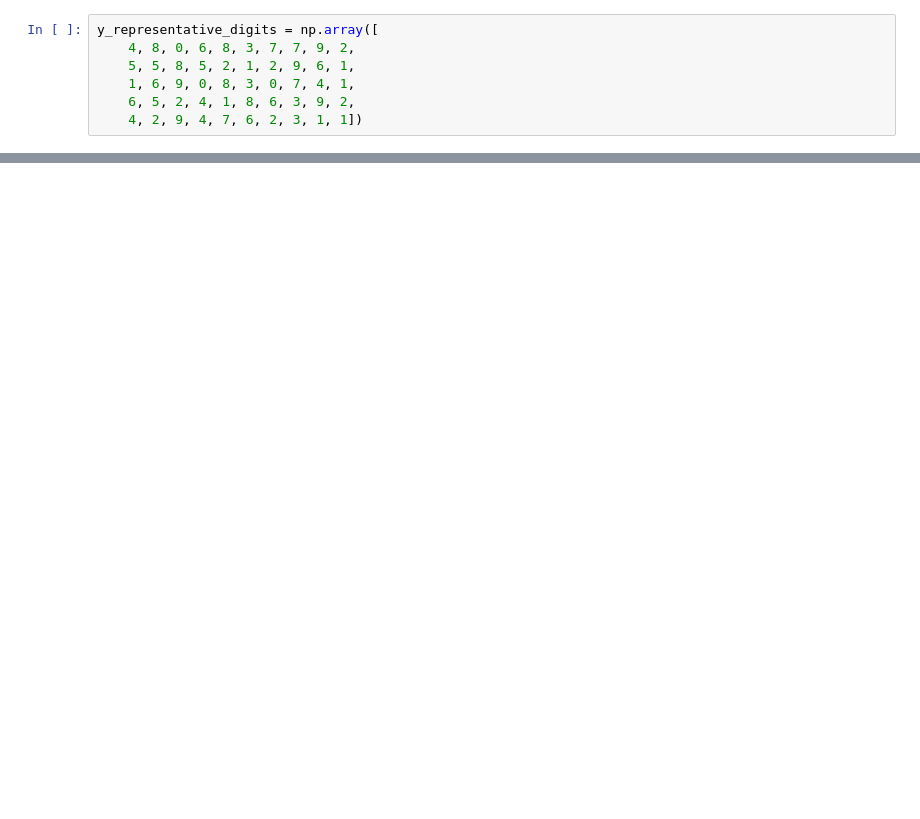
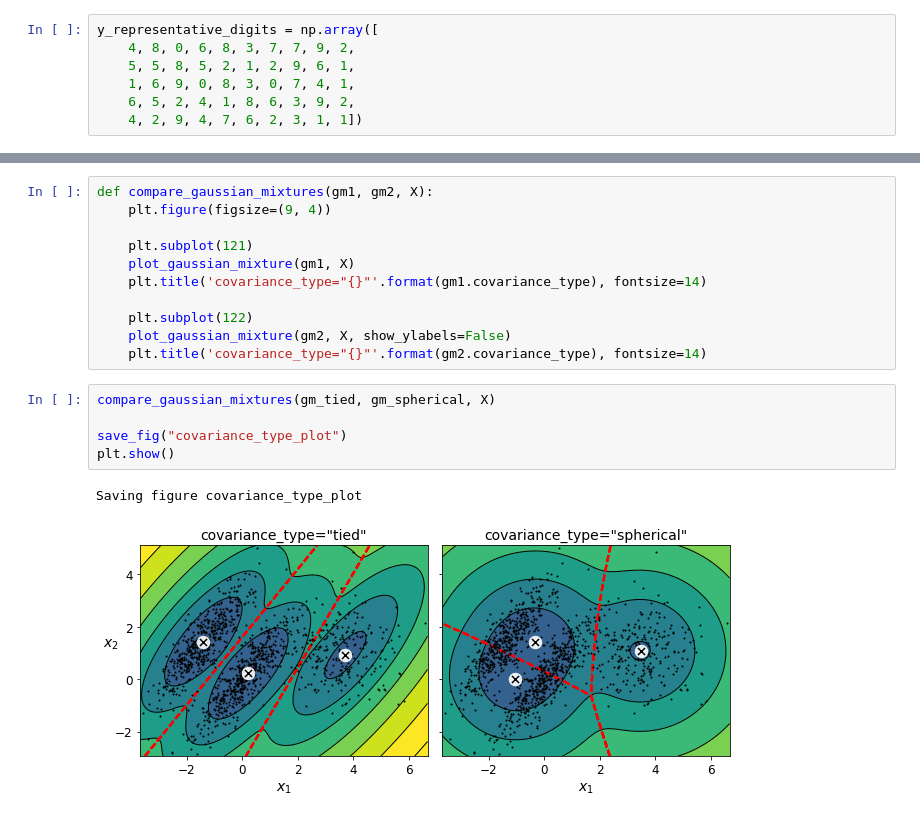
Before and after one commit to rahul263-stack/Hands-on-machine-learning, a Jupyter notebook: UnsupervisedLearningTechniques.ipynb, the cells around one changed output, grey strips where cells are left out. Drawn from its saved outputs; the diff is of its cells as text; blank space fills up the shorter version.

```diff
--- a/UnsupervisedLearningTechniques.ipynb
+++ b/UnsupervisedLearningTechniques.ipynb
@@ -724,0 +998,19 @@ log_reg.score(X_test, y_test)
+# %%
+def compare_gaussian_mixtures(gm1, gm2, X):
+    plt.figure(figsize=(9, 4))
+
+    plt.subplot(121)
+    plot_gaussian_mixture(gm1, X)
+    plt.title('covariance_type="{}"'.format(gm1.covariance_type), fontsize=14)
+
+    plt.subplot(122)
+    plot_gaussian_mixture(gm2, X, show_ylabels=False)
+    plt.title('covariance_type="{}"'.format(gm2.covariance_type), fontsize=14)
+# %%
+compare_gaussian_mixtures(gm_tied, gm_spherical, X)
+
+save_fig("covariance_type_plot")
+plt.show()
+# %% [output]
+Saving figure covariance_type_plot
+[figure, added]
```
Also changed, not shown: parts of 63 cells of this notebook.
